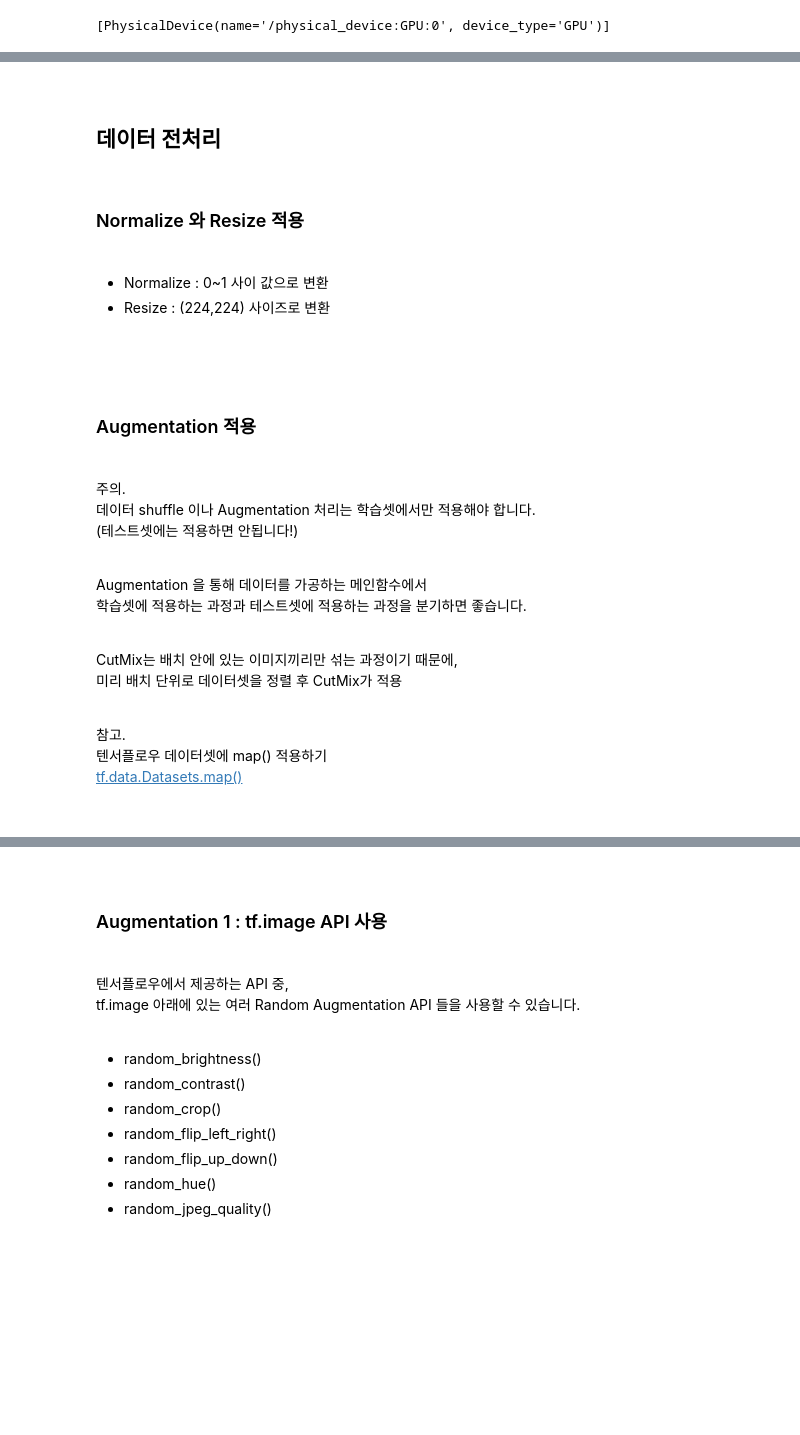
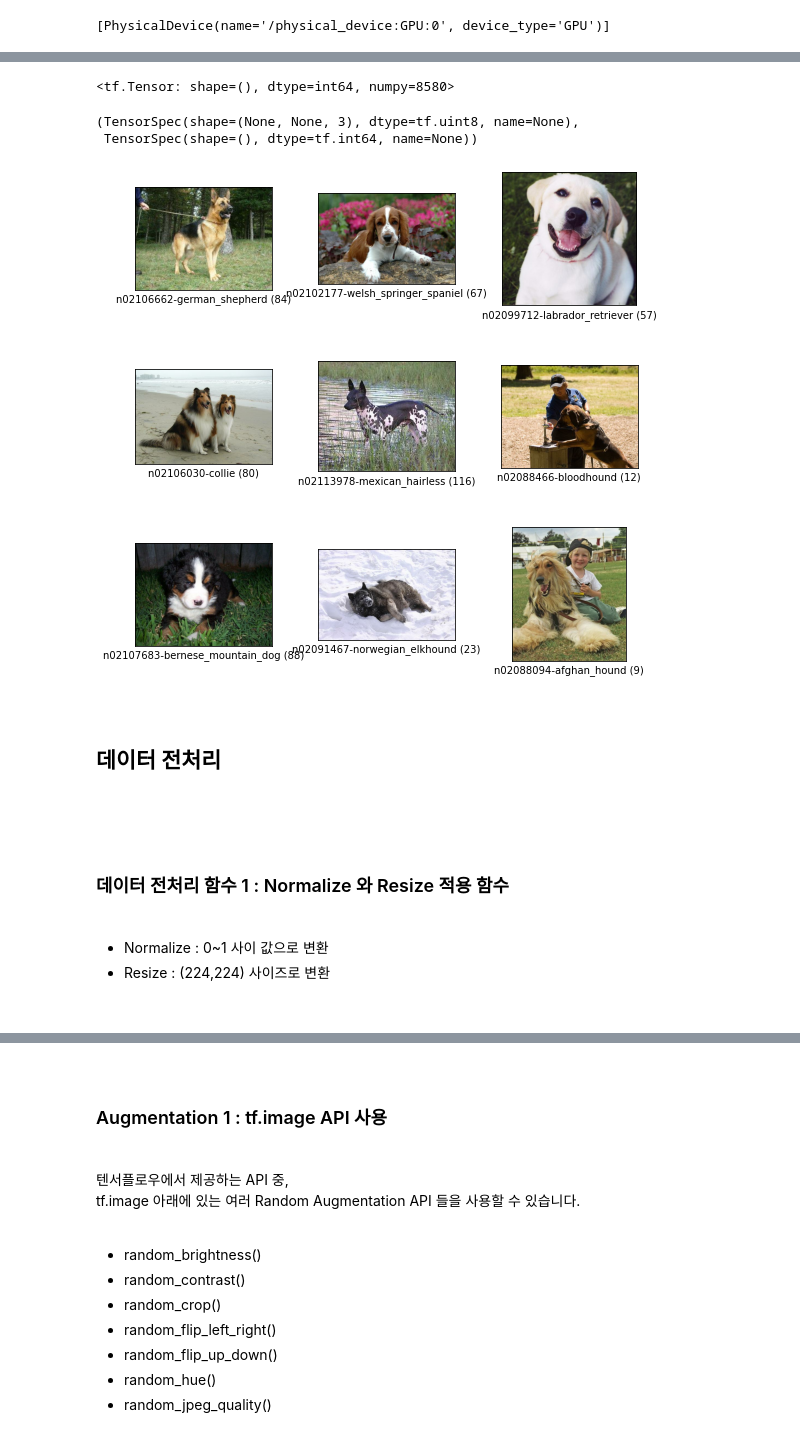
Before and after one commit to doutoury/Augmentation, a Jupyter notebook: AugResNet.ipynb, the cells around one changed output, grey strips where cells are left out. Drawn from its saved outputs; the diff is of its cells as text; code cells hidden in the pictures; blank space fills up the shorter version.

```diff
--- a/AugResNet.ipynb
+++ b/AugResNet.ipynb
@@ -51,10 +66,32 @@ fig = tfds.show_examples(ds_train, ds_info)
+# %%
+# 평가 데이터 개수 확인
+
+tf.data.experimental.cardinality(ds_test)
+# %% [output]
+<tf.Tensor: shape=(), dtype=int64, numpy=8580>
+# %%
+# 평가 데이터 shape 확인 (None 은 데이터 마다 달라서 특정할 수 없는 경우?)
+
+ds_test.element_spec
+# %% [output]
+(TensorSpec(shape=(None, None, 3), dtype=tf.uint8, name=None),
+ TensorSpec(shape=(), dtype=tf.int64, name=None))
+# %%
+# 평가 데이터 샘플 확인
+
+fig = tfds.show_examples(ds_test, ds_info)
+# %% [output]
+[figure, added]
+# %% [markdown]
+<br>
+
+## 데이터 전처리
+
+<br>
 # %% [markdown]
 <br>
 
-## 데이터 전처리 <br><br>
-
-
-### Normalize 와 Resize 적용 <br><br>
+### 데이터 전처리 함수 1 : Normalize 와 Resize 적용 함수 <br><br>
 
 
 - Normalize : 0~1 사이 값으로 변환
@@ -68,23 +105,3 @@ def normalize_and_resize_img(image, label):
     """Normalizes images: `uint8` -> `float32`."""
     image = tf.image.resize(image, [224, 224])
     return tf.cast(image, tf.float32) / 255., label
-# %% [markdown]
-<br>
-
-### Augmentation 적용 <br><br>
-
-주의. <br>
-데이터 shuffle 이나 Augmentation 처리는 학습셋에서만 적용해야 합니다. <br>
-(테스트셋에는 적용하면 안됩니다!) <br><br>
-
-Augmentation 을 통해 데이터를 가공하는 메인함수에서 <br>
-학습셋에 적용하는 과정과 테스트셋에 적용하는 과정을 분기하면 좋습니다. <br><br>
-
-CutMix는 배치 안에 있는 이미지끼리만 섞는 과정이기 때문에, <br>
-미리 배치 단위로 데이터셋을 정렬 후 CutMix가 적용 <br><br>
-
-참고. <br>
-텐서플로우 데이터셋에 map() 적용하기 <br>
-[tf.data.Datasets.map()](https://www.tensorflow.org/api_docs/python/tf/data/Dataset#map)
-
-<br>
```
Also changed, not shown: parts of 28 cells of this notebook.
